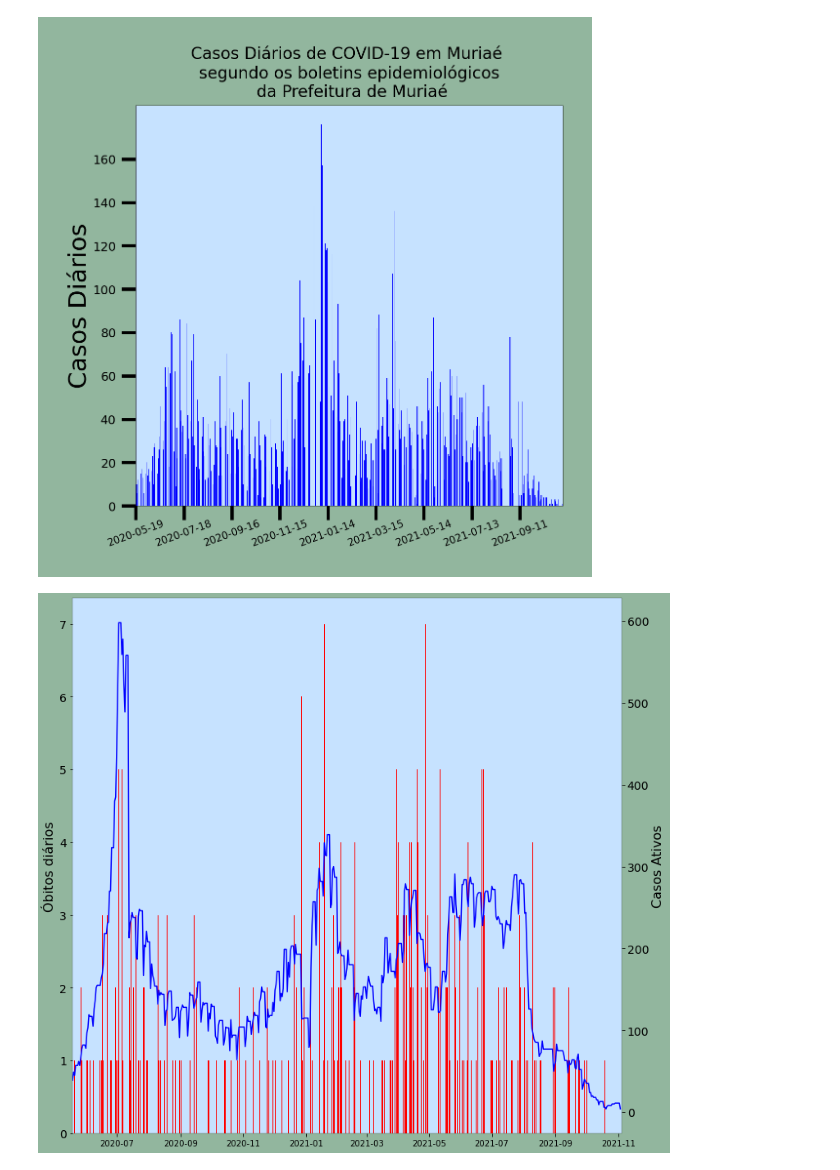
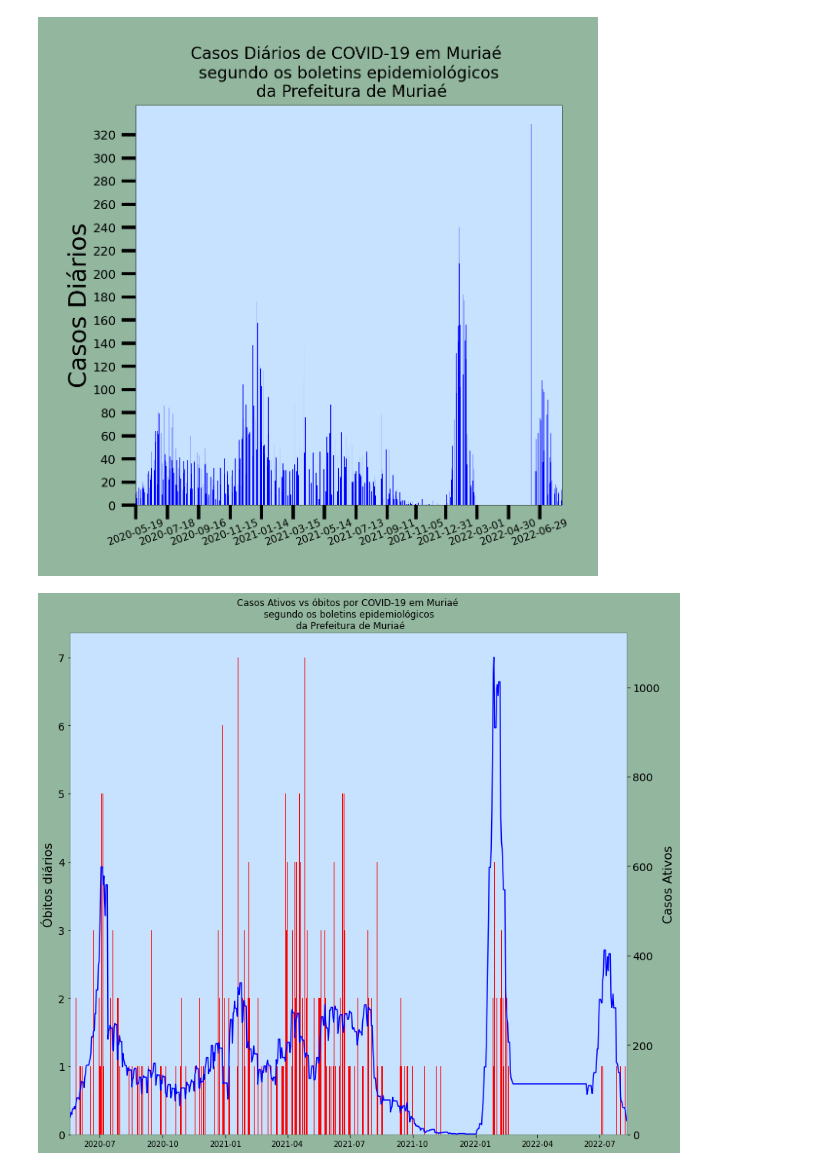
Before and after one commit to GCPeppe/Covid-Muriae, a Jupyter notebook: boletinsEmGraficos.ipynb, the cells around one changed output. Saved outputs shown, nothing was run; the diff lists cells and outputs as text; code cells hidden in the pictures.

```diff
--- a/boletinsEmGraficos.ipynb
+++ b/boletinsEmGraficos.ipynb
@@ -62,16 +91,29 @@ import pandas as pd
 # %%
 #a prefeitura remove os boletins depois de algum tempo, é necessário usar um backup
 def backup_concat(df):
-    bkup = pd.read_csv('covid-muriae-auto.csv', sep=';', encoding='utf8')
+    bkup = pd.read_csv('covid-muriae-auto.csv', sep=';', encoding='latin1').drop(['Casos Diários',
+                                                                                 'Óbitos Diários'], axis=1)
 
-    bkup['Data'] = [datetime.strptime(data, '%Y-%m-%d') for data in bkup['Data']]
-
+    bkup['Data'] = [pd.to_datetime(data, format='%Y-%m-%d') for data in bkup['Data']]
     #filtra os registros do backup que já estão no df oriundo de scrape
     bkup = bkup.loc[[data not in df['Data'].values for data in bkup['Data']]]
     bkup.reset_index(drop=True, inplace=True)
 
     #dataframe ainda faltando dias não letivos
-    df = pd.concat([bkup, df[::-1]], axis=0).drop(['Casos Diários', 'Óbitos Diários'], axis=1)
+    df = pd.concat([bkup, df[::-1]], axis=0)
+    df['Dose 3'] = df['Dose 3'].fillna(0).astype(int)
+
     df.reset_index(drop=True, inplace=True)
 
+    inicio, hoje = df.Data.min(), df.Data.max()
+    intervalo = pd.date_range(inicio, hoje)
+    d2 = {'Data': intervalo}
+    df2 = pd.DataFrame(data=d2)
+    df = pd.merge(df2, df, on='Data', how='left')
+    df.fillna(method='ffill', inplace=True)
+    df['Casos Diários'] = df['Casos Totais'].diff().fillna(0).astype(int)
+    df['Óbitos Diários'] = df['Óbitos'].astype(int).diff().fillna(0).astype(int)
+    df.fillna(0, inplace=True)
+    df[df.columns[1:]] = df[df.columns[1:]].astype(int)
+
     return df
@@ -125,7 +120,5 @@ def replace_0_with_last_data(joined):
 # %%
-df = (scrape_covid_data(page='coronavirus').pipe(backup_concat)
-                                           .pipe(merge_time_range_df)
-                                           .pipe(replace_0_with_last_data))
+df = scrape_covid_data(page='coronavirus').pipe(data_retype).pipe(backup_concat)
 # %%
 def plotar_casosVSimun(save=False, show=True):
     from numpy import max
@@ -134,6 +127,7 @@ def plotar_casosVSimun(save=False, show=True):
     ax.set(facecolor='#c6e2ff')
     plt.plot(df['Data'], df['Dose 1'], color='#8dae56', linewidth=0.5, label='Dose 1 da Vacina')
     plt.plot(df['Data'], df['Dose 2'], color='green', linewidth=0.5, label='Dose 2 e dose única da Vacina')
+    plt.plot(df['Data'], df['Dose 3'], color='#437c3f', linewidth=0.5, label='Dose 3')
     plt.subplots_adjust(top=0.86, bottom=0.1, left=0.15, right=0.96)
     plt.xticks(df['Data'][::60], fontsize=2, rotation=20, y=0.04)
     plt.xlim(min(df['Data']), max(df['Data']))
@@ -147,10 +141,11 @@ def plotar_casosVSimun(save=False, show=True):
     plt.yticks(fontsize=2)
     plt.xlim(min(df['Data']), max(df['Data']) + timedelta(days=1))
     plt.ylim(0, max(df['Casos Ativos'] + 20))
-    plt.plot(df['Data'], df['Casos Ativos'], color='orange', linewidth=0.5)
+    plt.plot(df['Data'], df['Casos Ativos'], color='orange', linewidth=0.5, label='Casos ativos')
     plt.title('Casos Ativos vs Doses aplicadas em Muriaé \n'
               'segundo os boletins epidemiológicos da \n'
               'Prefeitura de Muriaé', fontsize=2.5, y=0.96)
+
     plt.tight_layout()
     if save:
 
@@ -235,6 +230,7 @@ def plotar_casos_diarios(save=False, show=True):
     plt.yticks(range(0, max(df['Casos Diários']), 20), fontsize=3, x=0.02)
     plt.xticks(df['Data'][::60], fontsize=2.5, rotation=20, y=0.04)
     plt.xlim(min(df['Data']), max(df['Data']) + timedelta(days=1))
+    plt.ylim(0)
     plt.ylabel('Casos Diários', fontsize=6, labelpad=0.48)
     plt.title(
         'Casos Diários de COVID-19 em Muriaé \n '
@@ -253,7 +249,8 @@ def plotar_casos_diarios(save=False, show=True):
         pass
 
 def relacao_ativosObtos(save=False, show=True):
-    plt.figure(figsize=(12,12))
+
+    plt.figure(figsize=(13,12))
     ax = plt.axes()
     ax.set(facecolor='#c6e2ff')
     plt.bar(df['Data'], df['Óbitos Diários'], color='red')
@@ -264,7 +261,12 @@ def relacao_ativosObtos(save=False, show=True):
     plt.yticks(fontsize=14)
     plt.xlim(min(df['Data']), max(df['Data']) + timedelta(days=1))
     plt.plot(df['Data'], df['Casos Ativos'], color='blue')
-
+    plt.ylim(0)
+    plt.title(
+            'Casos Ativos vs óbitos por COVID-19 em Muriaé \n '
+            'segundo os boletins epidemiológicos \n da '
+            'Prefeitura de Muriaé'
+        )
     if save:
         plt.savefig('Gráficos/casos_obitos.png')
     else:
@@ -296,8 +298,8 @@ plotar_obitos(save=True)
 # %%
-plotar_casos_diarios(save=True)
+plotar_casos_diarios(save=False)
 # %% [output]
-[figure, old version]
+[figure, new version]
 # %%
-relacao_ativosObtos(save=True)
+relacao_ativosObtos(save=False)
 # %% [output]
-[figure, old version]
+[figure, new version]
```
Also changed, not shown: parts of 12 cells of this notebook.
